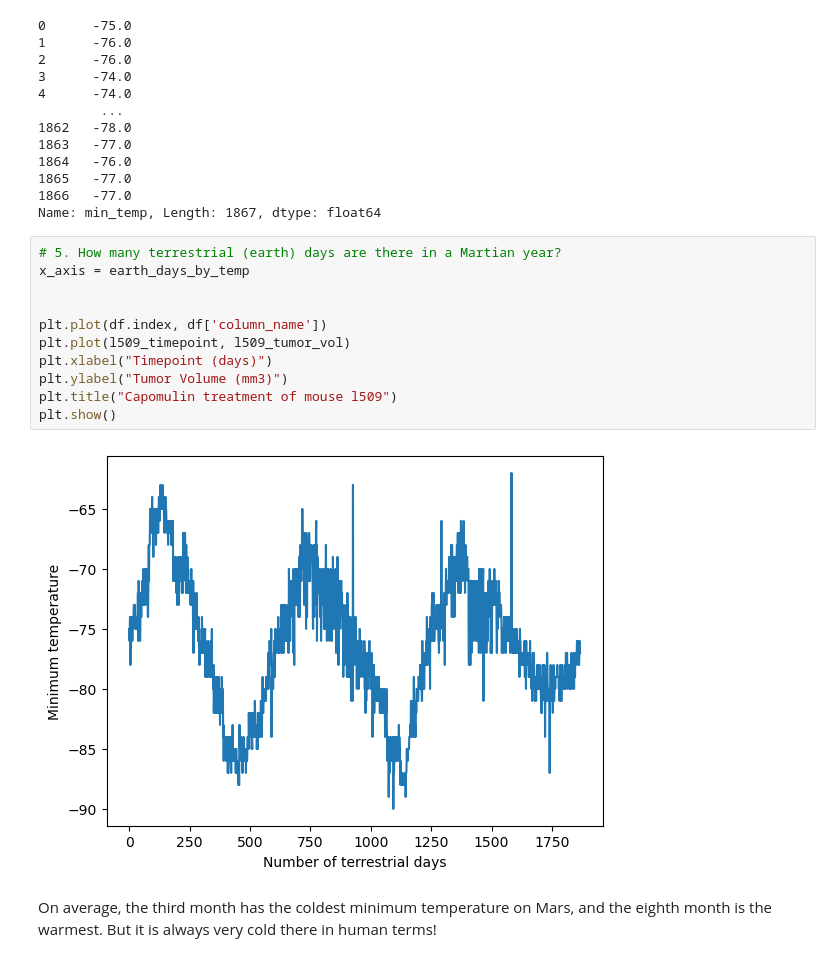
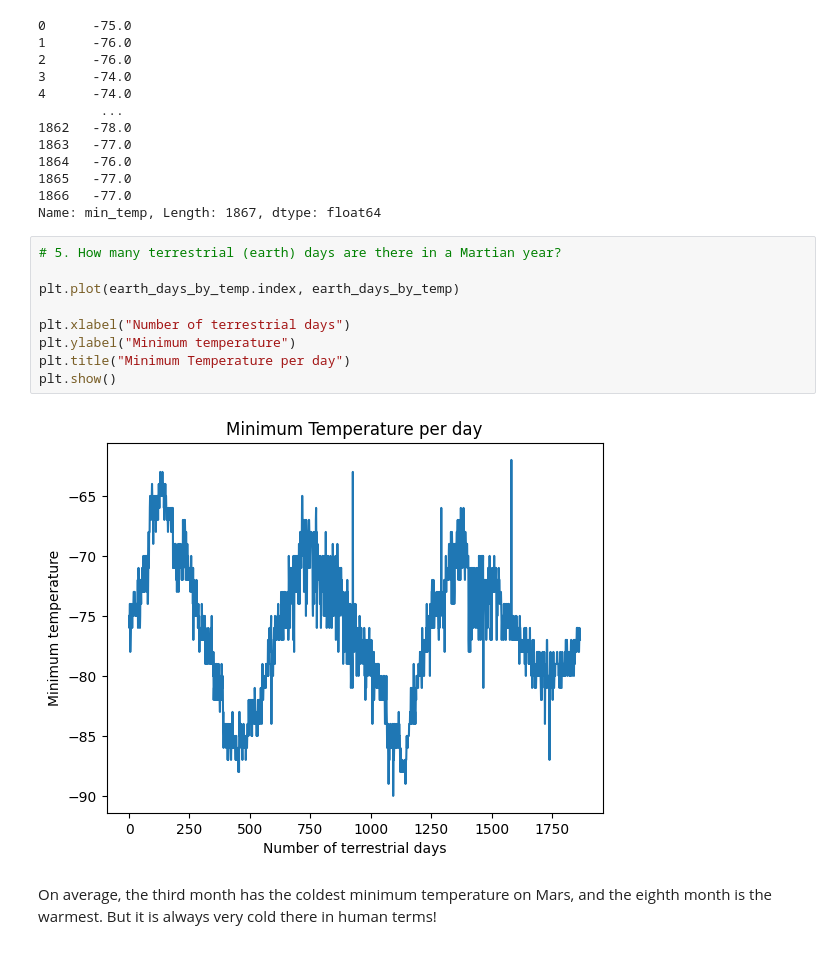
Before and after one commit to EdGonz44/data-collection-challenge, a Jupyter notebook: Jupyter_Notebooks/part_2_mars_weather.ipynb, the cells around one changed output. Drawn from its saved outputs; the diff is of its cells as text.

```diff
--- a/Jupyter_Notebooks/part_2_mars_weather.ipynb
+++ b/Jupyter_Notebooks/part_2_mars_weather.ipynb
@@ -281,17 +281,15 @@ earth_days_by_temp
 Name: min_temp, Length: 1867, dtype: float64
 # %%
 # 5. How many terrestrial (earth) days are there in a Martian year?
-x_axis = earth_days_by_temp
 
+plt.plot(earth_days_by_temp.index, earth_days_by_temp)
 
-plt.plot(df.index, df['column_name'])
-plt.plot(l509_timepoint, l509_tumor_vol)
-plt.xlabel("Timepoint (days)")
-plt.ylabel("Tumor Volume (mm3)")
-plt.title("Capomulin treatment of mouse l509")
+plt.xlabel("Number of terrestrial days")
+plt.ylabel("Minimum temperature")
+plt.title("Minimum Temperature per day")
 plt.show()
 # %% [output]
-[figure, old version]
+[figure, new version]
 # %% [markdown]
 On average, the third month has the coldest minimum temperature on Mars, and the eighth month is the warmest. But it is always very cold there in human terms!
 # %% [markdown]
```
